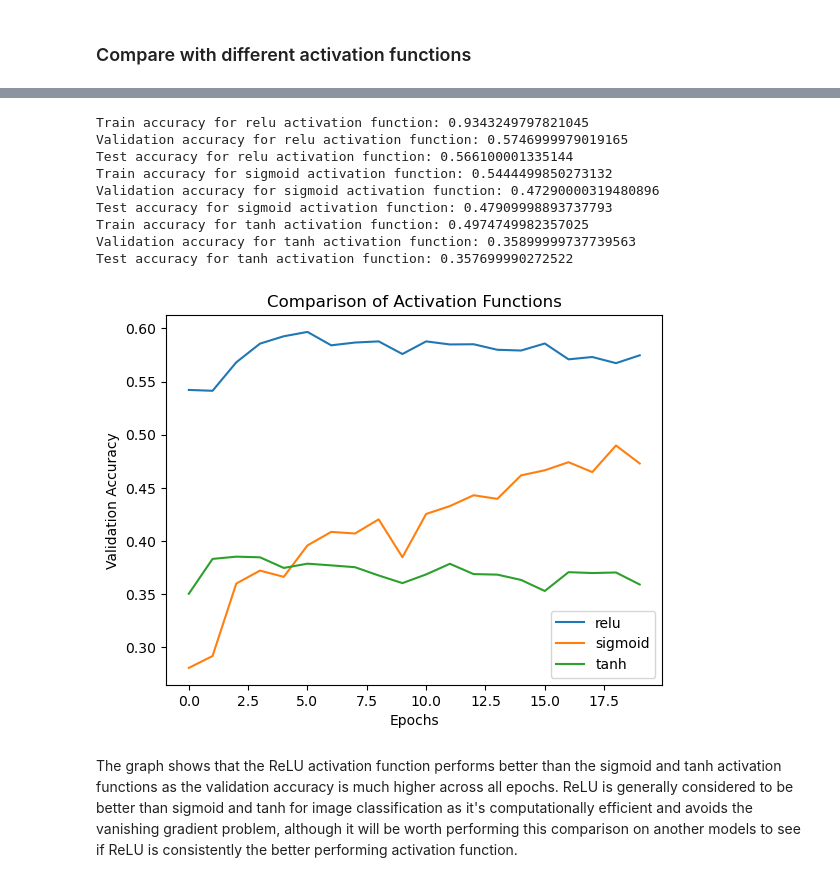
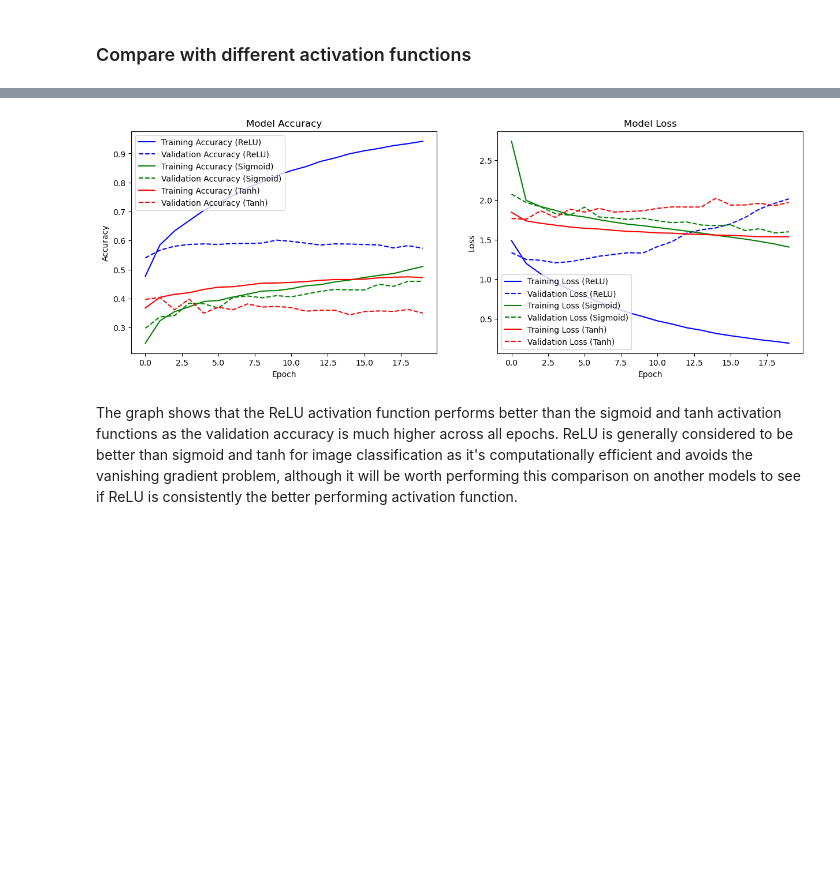
Before and after one commit to camwhite18/ml-model-comparison, a Jupyter notebook: cnn.ipynb, the cells around one changed output, grey strips where cells are left out. Drawn from its saved outputs; the diff is of its cells as text; code cells hidden in the pictures; blank space fills up the shorter version.

```diff
--- a/cnn.ipynb
+++ b/cnn.ipynb
@@ -119,0 +133,23 @@ def test_model(model):
+# %%
+def evaluate_activation_functions(model):
+    activation_functions = [tf.keras.activations.relu, tf.keras.activations.sigmoid, tf.keras.activations.tanh]
+    history = []
+    for activation_function in activation_functions:
+        # Clone the model
+        new_model = clone_model(model)
+        # Replace the activation function in each model layer except the output layer
+        for layer in new_model.layers[:-1]:
+            # If the layer is a convolutional layer or a fully connected layer, replace the activation function
+            if layer.__class__.__name__ == 'Conv2D' or layer.__class__.__name__ == 'Dense':
+                layer.activation = activation_function
+        # Compile the model
+        new_model.compile(optimizer='adam',
+                          loss='categorical_crossentropy',
+                          metrics=['accuracy'])
+        # Train the model and append the history
+        history.append(new_model.fit(x_train, y_train, epochs=20, validation_data=(x_val, y_val), verbose=0))
+
+    # Plot the accuracy and loss of the models
+    plot_training_accuracy_loss(history, keys=['ReLU', 'Sigmoid', 'Tanh'])
+
+    return history
@@ -187,39 +322,7 @@ In order to compare the performance of the model with different activation funct
-# %%
-# Create a list of activation functions to compare
-activation_functions = ['relu', 'sigmoid', 'tanh']
-
-# Create a model for each activation function and train it for 100 epochs, then plot the validation accuracy
-for activation in activation_functions:
-    model = Sequential([
-        Conv2D(32, (3, 3), activation=activation, input_shape=(32, 32, 3)),
-        Flatten(),
-        Dense(10, activation='softmax')
-    ])
-    model.compile(optimizer='adam',
-                  loss='categorical_crossentropy',
-                  metrics=['accuracy'])
-    history = model.fit(x_train, y_train, epochs=20, validation_data=(x_val, y_val), verbose=0)
-    plt.plot(history.history['val_accuracy'], label=activation)
-    print(f'Train accuracy for {activation} activation function: {model.evaluate(x_train, y_train, verbose=0)[1]}')
-    print(f'Validation accuracy for {activation} activation function: {model.evaluate(x_val, y_val, verbose=0)[1]}')
-    print(f'Test accuracy for {activation} activation function: {model.evaluate(x_test, y_test, verbose=0)[1]}')
-
-plt.title('Comparison of Activation Functions')
-plt.xlabel('Epochs')
-plt.ylabel('Validation Accuracy')
-plt.legend()
-plt.show()
-# %% [output]
-Train accuracy for relu activation function: 0.9343249797821045
-Validation accuracy for relu activation function: 0.5746999979019165
-Test accuracy for relu activation function: 0.566100001335144
-Train accuracy for sigmoid activation function: 0.5444499850273132
-Validation accuracy for sigmoid activation function: 0.47290000319480896
-Test accuracy for sigmoid activation function: 0.47909998893737793
-Train accuracy for tanh activation function: 0.4974749982357025
-Validation accuracy for tanh activation function: 0.35899999737739563
-Test accuracy for tanh activation function: 0.357699990272522
-[figure, removed]
+# %%
+single_layer_model_activation_history = evaluate_activation_functions(single_layer_model)
+# %% [output]
+[figure, added]
 # %% [markdown]
 The graph shows that the ReLU activation function performs better than the sigmoid and tanh activation functions as the validation accuracy is much higher across all epochs. ReLU is generally considered to be better than sigmoid and tanh for image classification as it's computationally efficient and avoids the vanishing gradient problem, although it will be worth performing this comparison on another models to see if ReLU is consistently the better performing activation function.
 # %% [markdown]
```
Also changed, not shown: parts of 71 cells of this notebook.
